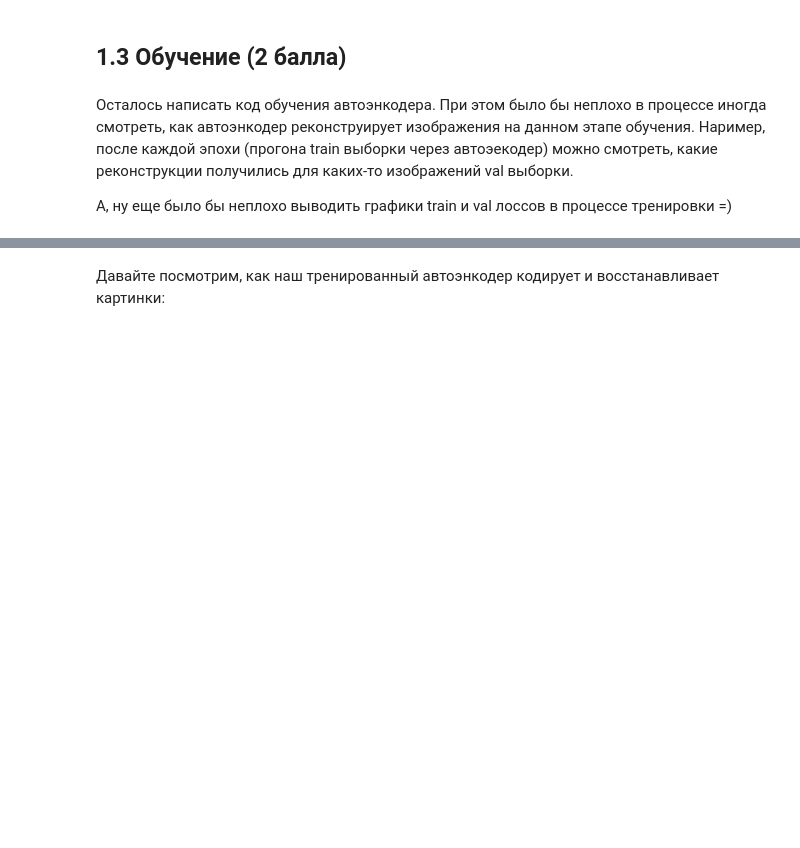
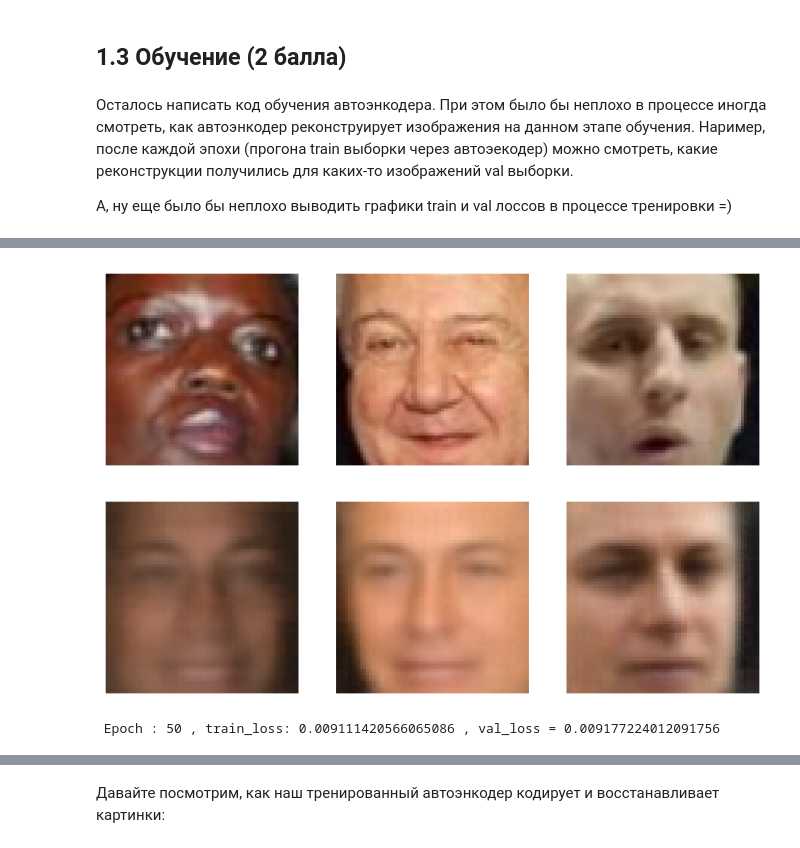
Before and after one commit to Summit2/ML_education, a Jupyter notebook: [hw]autoencoders.ipynb, the cells around one changed output, grey strips where cells are left out. Cells and saved outputs as stored; diff of their text form; code cells hidden in the pictures; blank space fills up the shorter version.

```diff
--- a/[hw]autoencoders.ipynb
+++ b/[hw]autoencoders.ipynb
@@ -267,3 +261,16 @@ for epoch in tqdm(range(n_epochs)):
+# %%
+criterion = F.mse_loss
+autoencoder = Autoencoder()
+optimizer = torch.optim.Adam(autoencoder.parameters())
+
+n_epochs = 50
+device = 'cuda:0' if torch.cuda.is_available() else 'cpu'
+
+train_losses, val_losses = train(autoencoder, criterion, optimizer, n_epochs, train_loader, val_loader)
+# %% [output]
+[figure, added]
+[figure, added]
+ Epoch : 50 , train_loss: 0.009111420566065086 , val_loss = 0.009177224012091756
 # %%
 loss_plot(train_losses, val_losses, n_epochs,title = 'AE')
 # %% [output]
```
Also changed, not shown: parts of 13 cells of this notebook.
